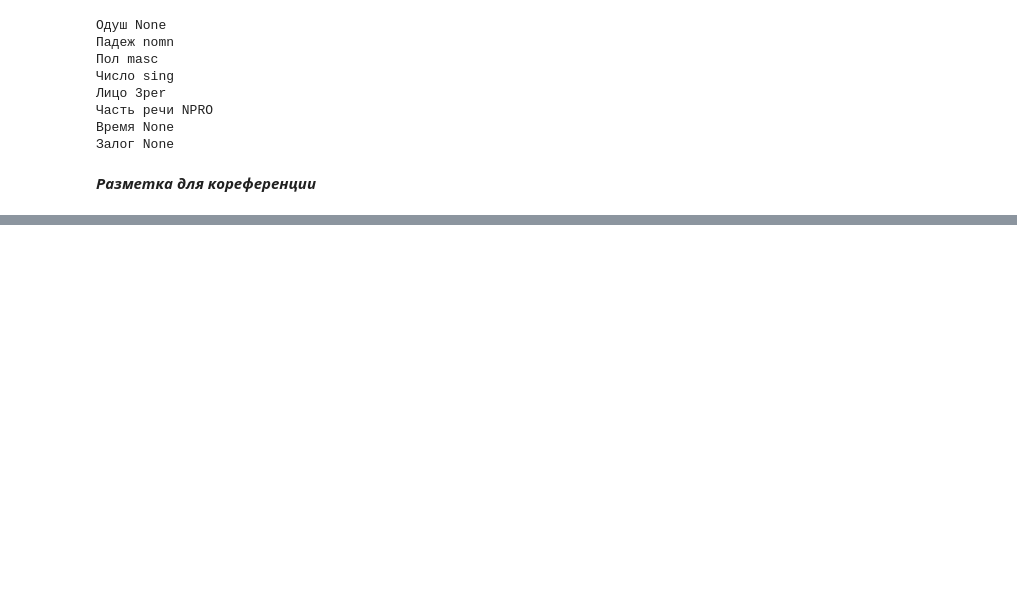
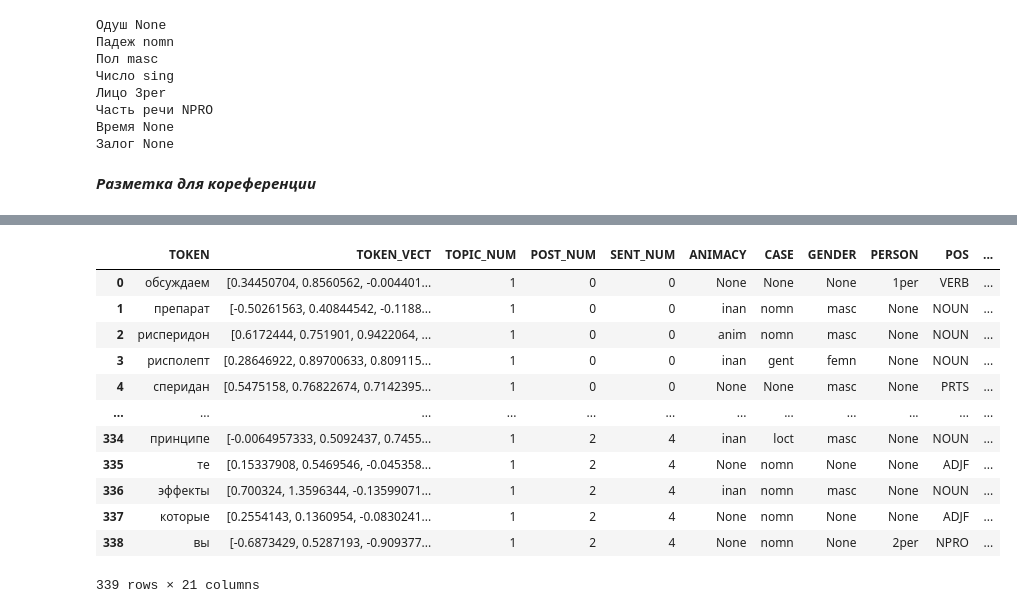
Before and after one commit to DmitryKutsev/cross-document_coreference, a Jupyter notebook: text_analysis_coref60k.ipynb, the cells around one changed output, grey strips where cells are left out. Saved outputs shown, nothing was run; the diff lists cells and outputs as text; code cells hidden in the pictures; blank space fills up the shorter version.

```diff
--- a/text_analysis_coref60k.ipynb
+++ b/text_analysis_coref60k.ipynb
@@ -365,5 +317,5 @@ for token in doc:
 # %%
-doc = nlp(sent_list[61])
+doc = nlp('У меня практически нет никаких проблем, и в частности, с лекарством.')
 for token in doc:
     print(token.text, token.dep_, token.head.text, token.head.pos_,
             [child for child in token.children], morph.parse(token.text)[0].tag,
@@ -393,3 +356,5 @@ print('Залог', morph.parse(sample)[0].tag.voice)
 Залог None
 # %% [markdown]
 ***Разметка для кореференции***
+# %%
+topic_list = short_txt.split('\nTOPIC')
@@ -395,0 +374,10 @@ print('Залог', morph.parse(sample)[0].tag.voice)
+# %%
+post_list = []
+sent_list = []
+for topic_num, topic in enumerate(topic_list):
+  for post_num, post in enumerate(topic.split('----')):
+    for sent_num, sent in enumerate(sent_tokenize(post)):
+      # sent_list.append((tokenizer.tokenize(sent.lower()), sent_num, post_num, topic_num))
+      if sent.lower():
+        sent_list.append((sent.lower(), sent_num, post_num, topic_num))
+# post_list[35] # quote
@@ -396,4 +406,4 @@ print('Залог', morph.parse(sample)[0].tag.voice)
 # %%
-coref_df = pd.DataFrame(columns=['TOKEN', 'TOKEN_VECT', 'TOPIC_NUM', 'POST_NUM', 'ANIMACY', 'CASE', 'GENDER', 'PERSON', 'POS', 'DEPENDENCY', 'HEAD', 'HEAD_VECT' 'HEAD_POS',
-                                 'HEAD_ANIMACY', 'HEAD_CASE', 'HEAD_GENDER',  'HEAD_POS', 'SENT_VECTOR', 'HEAD_CHILDS_VECT', 'NER',
+coref_df = pd.DataFrame(columns=['TOKEN', 'TOKEN_VECT', 'TOPIC_NUM', 'POST_NUM', 'SENT_NUM', 'ANIMACY', 'CASE', 'GENDER', 'PERSON', 'POS', 'DEPENDENCY', 'HEAD',
+                                  'HEAD_ANIMACY', 'HEAD_CASE', 'HEAD_GENDER',  'HEAD_POS', 'HEAD_VECT', 'SENT_VECT', 'HEAD_CHILDS_VECT', 'NER',
                                  'COREFERENCE_CLUSTER', ])
@@ -504,3 +479,19 @@ KeyboardInterrupt: ignored
+# %%
+coref_df
+# %% [output]
+|  | TOKEN | TOKEN_VECT | TOPIC_NUM | POST_NUM | SENT_NUM | ANIMACY | CASE | GENDER | PERSON | POS | ... |
+| 0 | обсуждаем | [0.34450704, 0.8560562, -0.004401... | 1 | 0 | 0 | None | None | None | 1per | VERB | ... |
+| 1 | препарат | [-0.50261563, 0.40844542, -0.1188... | 1 | 0 | 0 | inan | nomn | masc | None | NOUN | ... |
+| 2 | рисперидон | [0.6172444, 0.751901, 0.9422064, ... | 1 | 0 | 0 | anim | nomn | masc | None | NOUN | ... |
+| 3 | рисполепт | [0.28646922, 0.89700633, 0.809115... | 1 | 0 | 0 | inan | gent | femn | None | NOUN | ... |
+| 4 | сперидан | [0.5475158, 0.76822674, 0.7142395... | 1 | 0 | 0 | None | None | masc | None | PRTS | ... |
+| ... | ... | ... | ... | ... | ... | ... | ... | ... | ... | ... | ... |
+| 334 | принципе | [-0.0064957333, 0.5092437, 0.7455... | 1 | 2 | 4 | inan | loct | masc | None | NOUN | ... |
+| 335 | те | [0.15337908, 0.5469546, -0.045358... | 1 | 2 | 4 | None | nomn | None | None | ADJF | ... |
+| 336 | эффекты | [0.700324, 1.3596344, -0.13599071... | 1 | 2 | 4 | inan | nomn | masc | None | NOUN | ... |
+| 337 | которые | [0.2554143, 0.1360954, -0.0830241... | 1 | 2 | 4 | None | nomn | None | None | ADJF | ... |
+| 338 | вы | [-0.6873429, 0.5287193, -0.909377... | 1 | 2 | 4 | None | nomn | None | 2per | NPRO | ... |
+339 rows × 21 columns
 # %%
 coref_df_anns = coref_df.loc[:, ['TOKEN', 'TOPIC_NUM', 'POST_NUM', 'HEAD', 'NER', 'COREFERENCE_CLUSTER' ]]
 # %%
```
Also changed, not shown: parts of 40 cells of this notebook.
